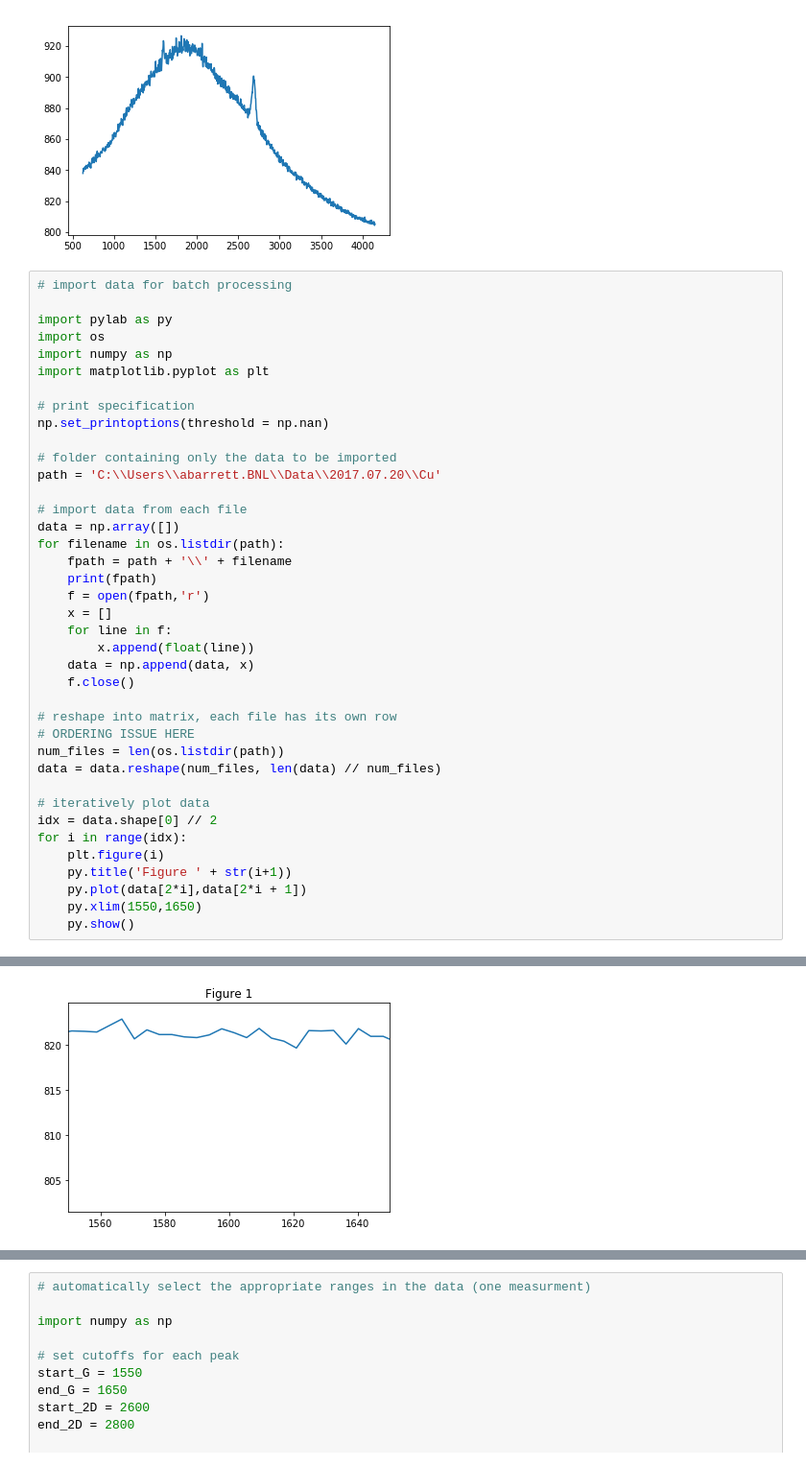
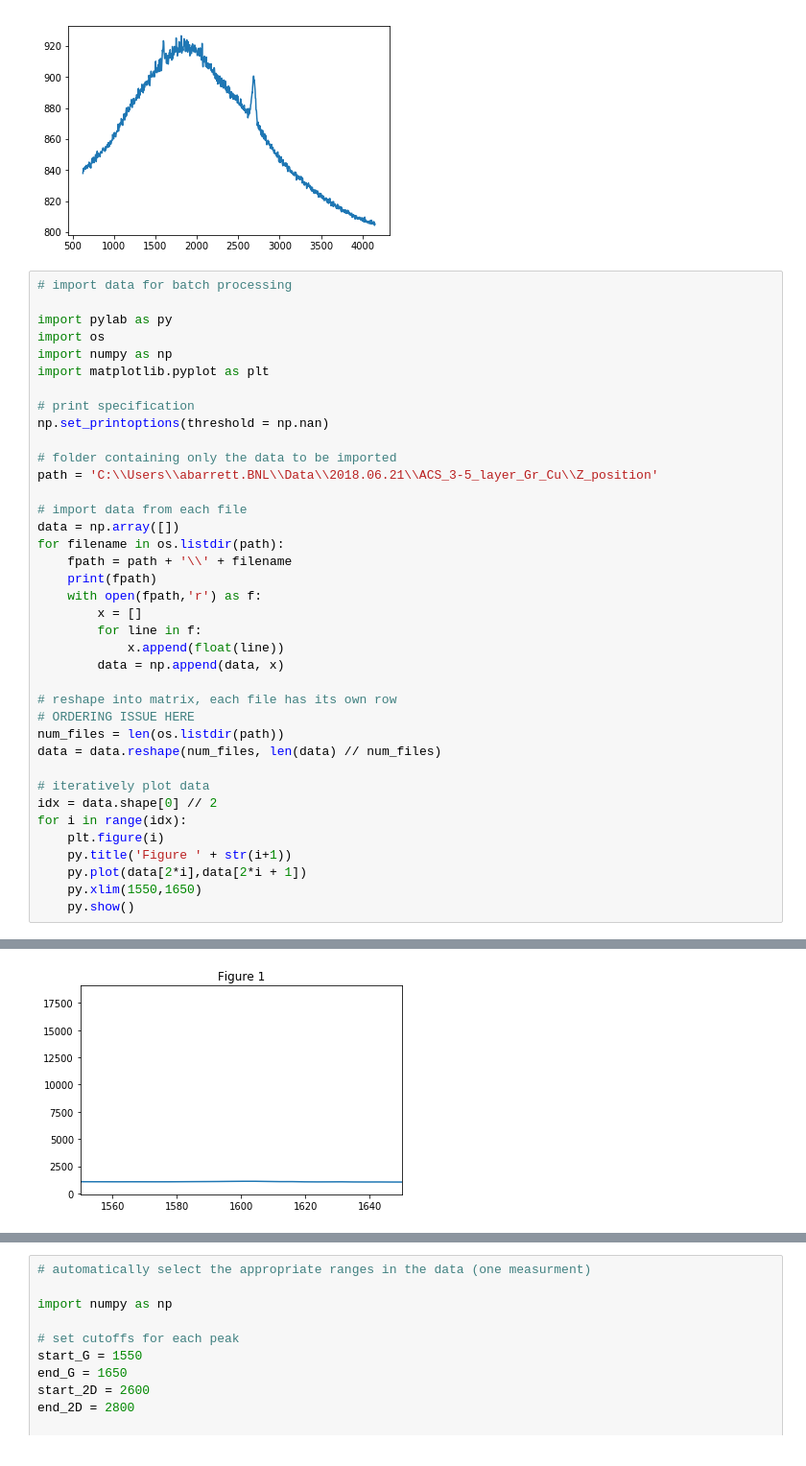
Before and after one commit to alexanderbarrett/Graphene, a Jupyter notebook: initial.ipynb, the cells around one changed output, grey strips where cells are left out. Shown: that part at 96% size. Saved outputs shown, nothing was run; the diff lists cells and outputs as text.

```diff
--- a/initial.ipynb
+++ b/initial.ipynb
@@ -38,19 +38,18 @@ import matplotlib.pyplot as plt
 np.set_printoptions(threshold = np.nan)
 
 # folder containing only the data to be imported
-path = 'C:\\Users\\abarrett.BNL\\Data\\2017.07.20\\Cu'
+path = 'C:\\Users\\abarrett.BNL\\Data\\2018.06.21\\ACS_3-5_layer_Gr_Cu\\Z_position'
 
 # import data from each file
 data = np.array([])
 for filename in os.listdir(path):
     fpath = path + '\\' + filename
     print(fpath)
-    f = open(fpath,'r')
-    x = []
-    for line in f:
-        x.append(float(line))
-    data = np.append(data, x)
-    f.close()
+    with open(fpath,'r') as f:
+        x = []
+        for line in f:
+            x.append(float(line))
+        data = np.append(data, x)
 
 # reshape into matrix, each file has its own row
 # ORDERING ISSUE HERE
@@ -75 +78 @@ C:\Users\abarrett.BNL\Data\2017.07.20\Cu\3 Single Spectrum_014_Spec.Data 1 (Y-Ax
-[figure, old version]
+[figure, new version]
```
Also changed, not shown: parts of 1 cell of this notebook, 1 other file.
